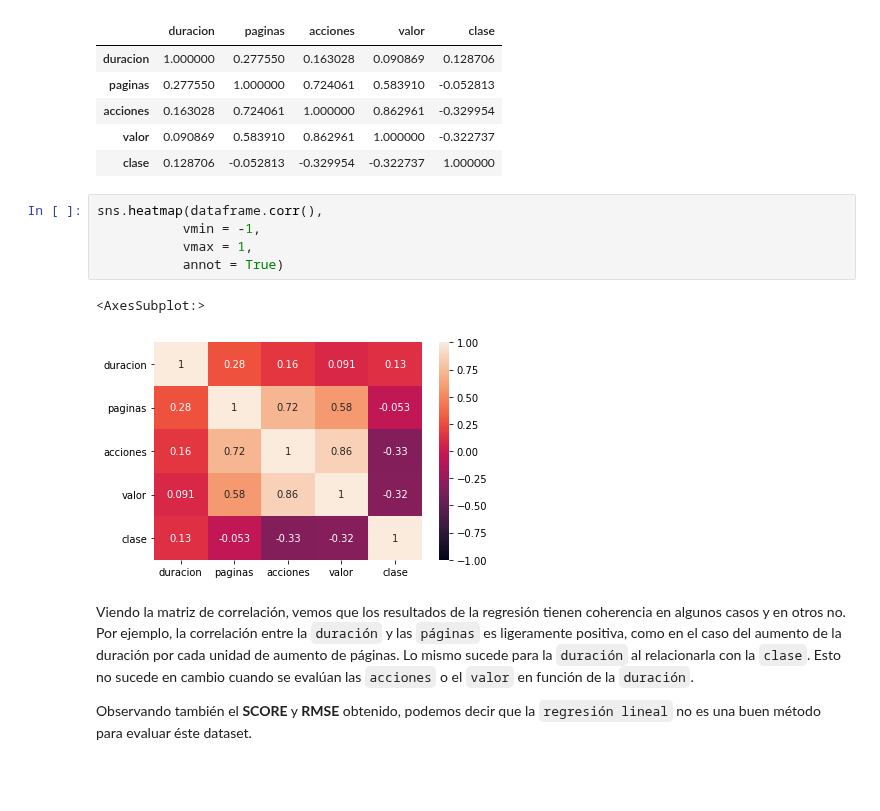
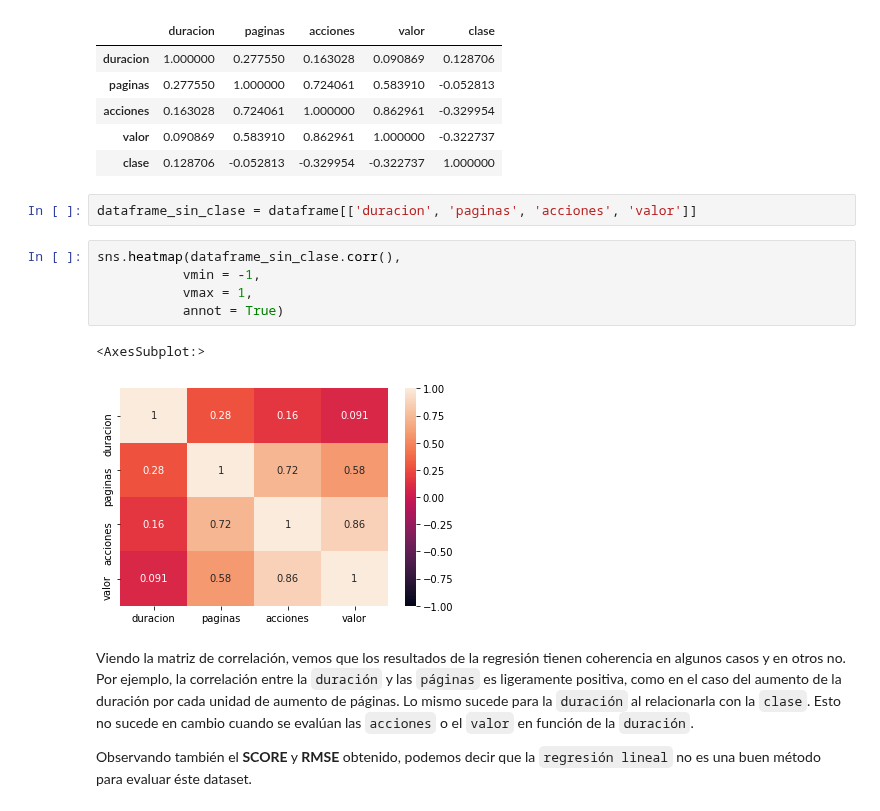
Before and after one commit to leo90rc/Leonardo.DataScience, a Jupyter notebook: week9_ML_svm_poly_norm/day1_logistic_regresion_confusion_matrix/exercises/1.multinominal_regression.ipynb, the cells around one changed output. Saved outputs shown, nothing was run; the diff lists cells and outputs as text; blank space fills up the shorter version.

```diff
--- a/week9_ML_svm_poly_norm/day1_logistic_regresion_confusion_matrix/exercises/1.multinominal_regression.ipynb
+++ b/week9_ML_svm_poly_norm/day1_logistic_regresion_confusion_matrix/exercises/1.multinominal_regression.ipynb
@@ -177,14 +213,16 @@ dataframe.corr()
 | acciones | 0.163028 | 0.724061 | 1.000000 | 0.862961 | -0.329954 |
 | valor | 0.090869 | 0.583910 | 0.862961 | 1.000000 | -0.322737 |
 | clase | 0.128706 | -0.052813 | -0.329954 | -0.322737 | 1.000000 |
+# %%
+dataframe_sin_clase = dataframe[['duracion', 'paginas', 'acciones', 'valor']]
 # %%
-sns.heatmap(dataframe.corr(),
+sns.heatmap(dataframe_sin_clase.corr(),
            vmin = -1,
            vmax = 1,
            annot = True)
 # %% [output]
 <AxesSubplot:>
-[figure, old version]
+[figure, new version]
 # %% [markdown]
 Viendo la matriz de correlación, vemos que los resultados de la regresión tienen coherencia en algunos casos y en otros no. Por ejemplo, la correlación entre la ``duración`` y las ``páginas`` es ligeramente positiva, como en el caso del aumento de la duración por cada unidad de aumento de páginas. Lo mismo sucede para la ``duración`` al relacionarla con la ``clase``. Esto no sucede en cambio cuando se evalúan las ``acciones`` o el ``valor`` en función de la ``duración``.
 
```
Also changed, not shown: parts of 8 cells of this notebook, 28 other files.
